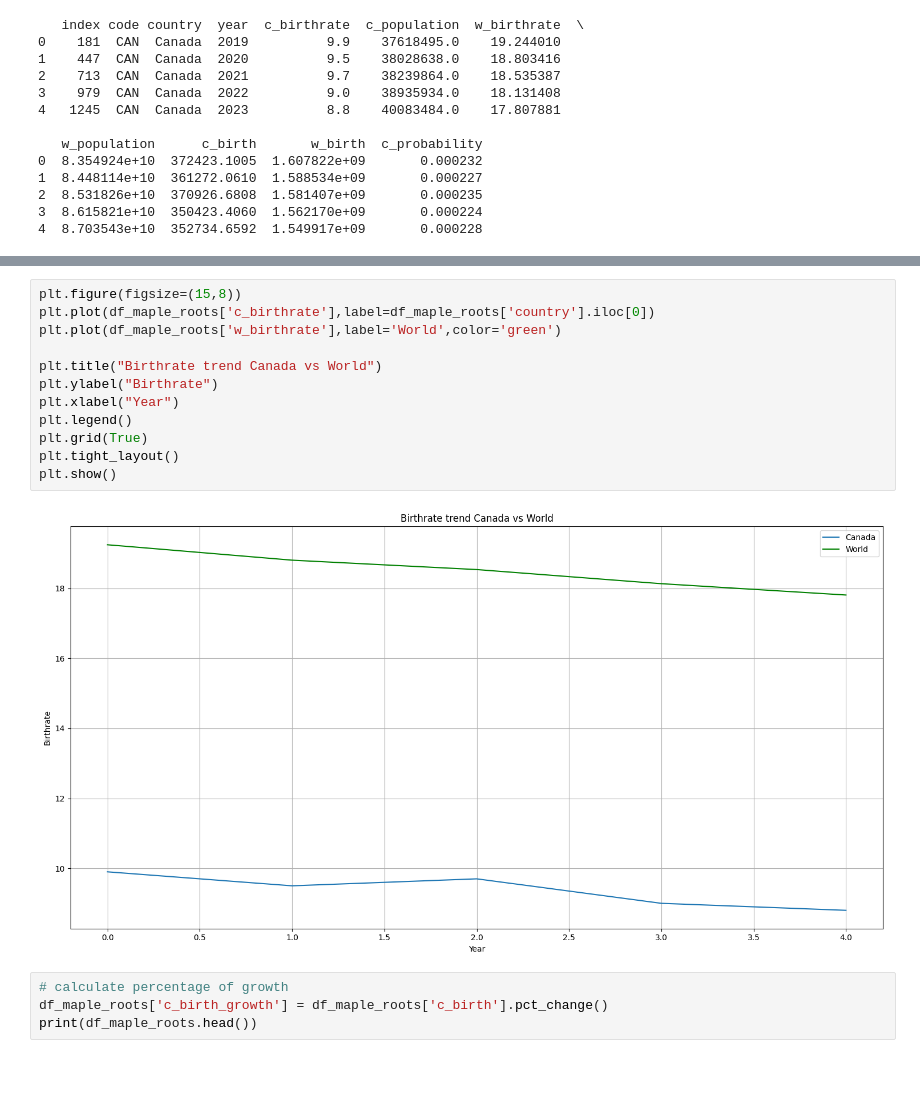
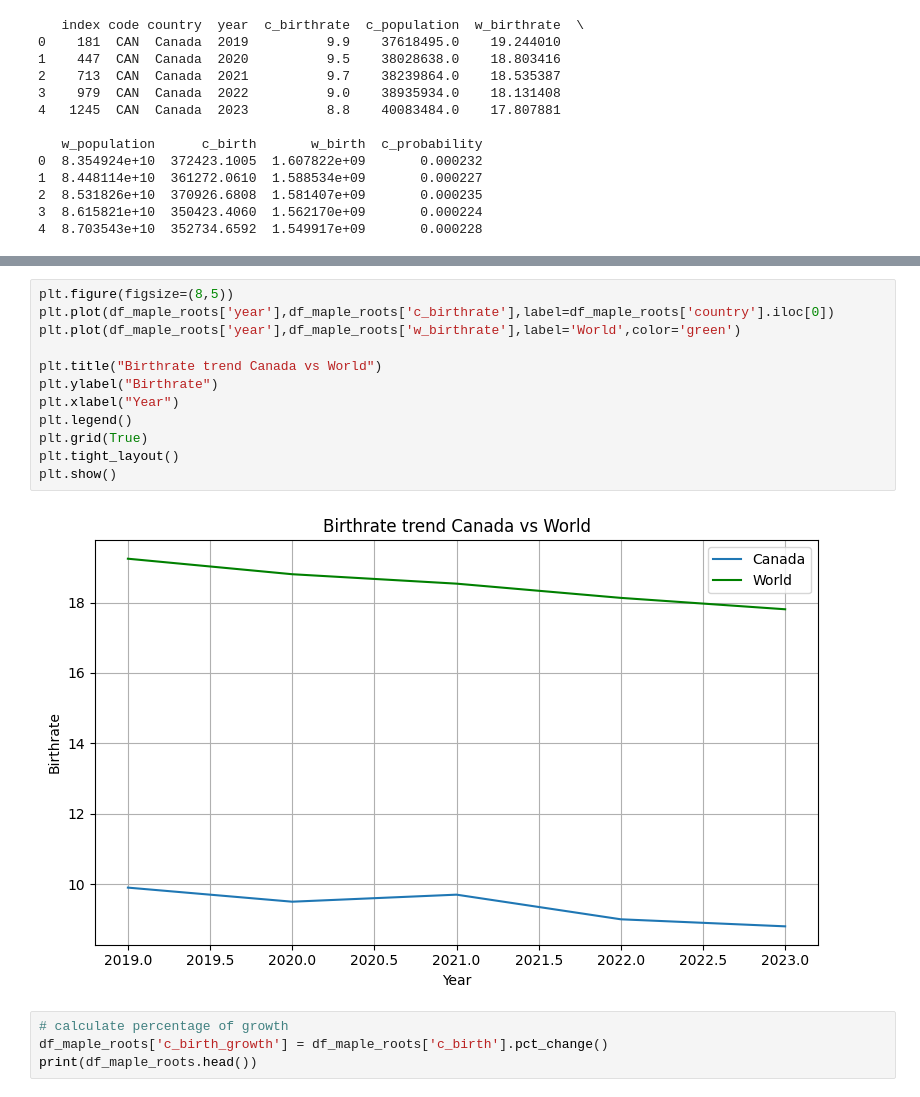
Before and after one commit to aleem-dev/DataAnalysis, a Jupyter notebook: ResearchExplore/Concepts/dsdt/dsdt.ipynb, the cells around one changed output, grey strips where cells are left out. Saved outputs shown, nothing was run; the diff lists cells and outputs as text; blank space fills up the shorter version.

Commit message:
probability, growthrate and population visualization done.

```diff
--- a/ResearchExplore/Concepts/dsdt/dsdt.ipynb
+++ b/ResearchExplore/Concepts/dsdt/dsdt.ipynb
@@ -282,17 +288,17 @@ plt.bar(df_maple_roots['year'], df_maple_roots['c_birthrate'])
 # %%
-plt.figure(figsize=(15,8))
-plt.plot(df_maple_roots['c_birthrate'],label=df_maple_roots['country'].iloc[0])
-plt.plot(df_maple_roots['w_birthrate'],label='World',color='green')
+plt.figure(figsize=(8,5))
+plt.plot(df_maple_roots['year'],df_maple_roots['c_birthrate'],label=df_maple_roots['country'].iloc[0])
+plt.plot(df_maple_roots['year'],df_maple_roots['w_birthrate'],label='World',color='green')
 
 plt.title("Birthrate trend Canada vs World")
 plt.ylabel("Birthrate")
 plt.xlabel("Year")
 plt.legend()
 plt.grid(True)
 plt.tight_layout()
 plt.show()
 # %% [output]
-[figure, old version]
+[figure, new version]
 # %%
 # calculate percentage of growth
 df_maple_roots['c_birth_growth'] = df_maple_roots['c_birth'].pct_change()
```
Also changed, not shown: parts of 2 cells of this notebook.
